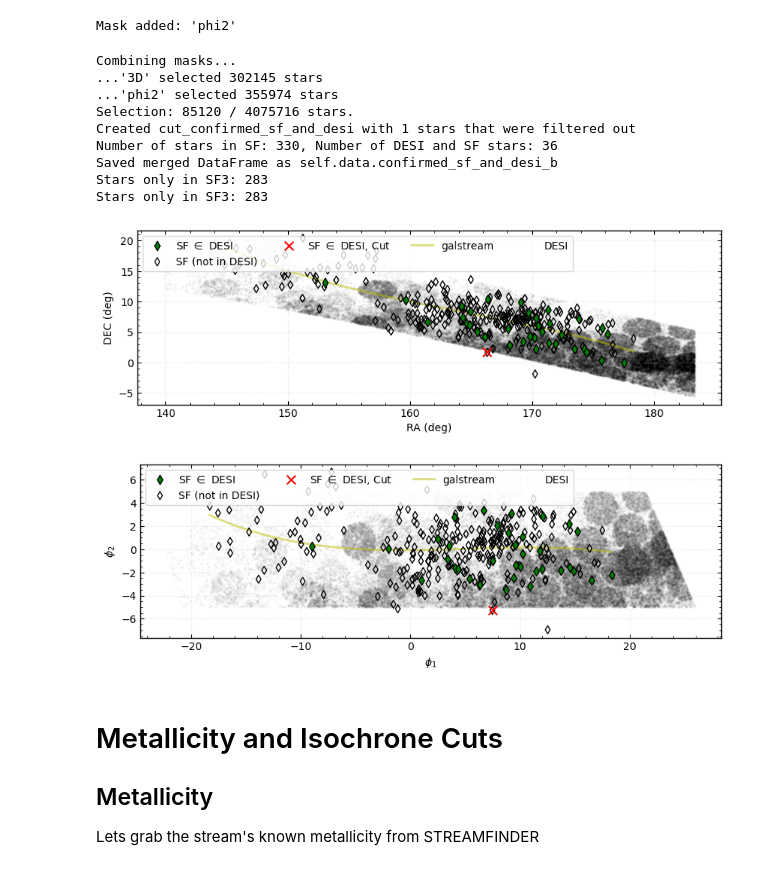
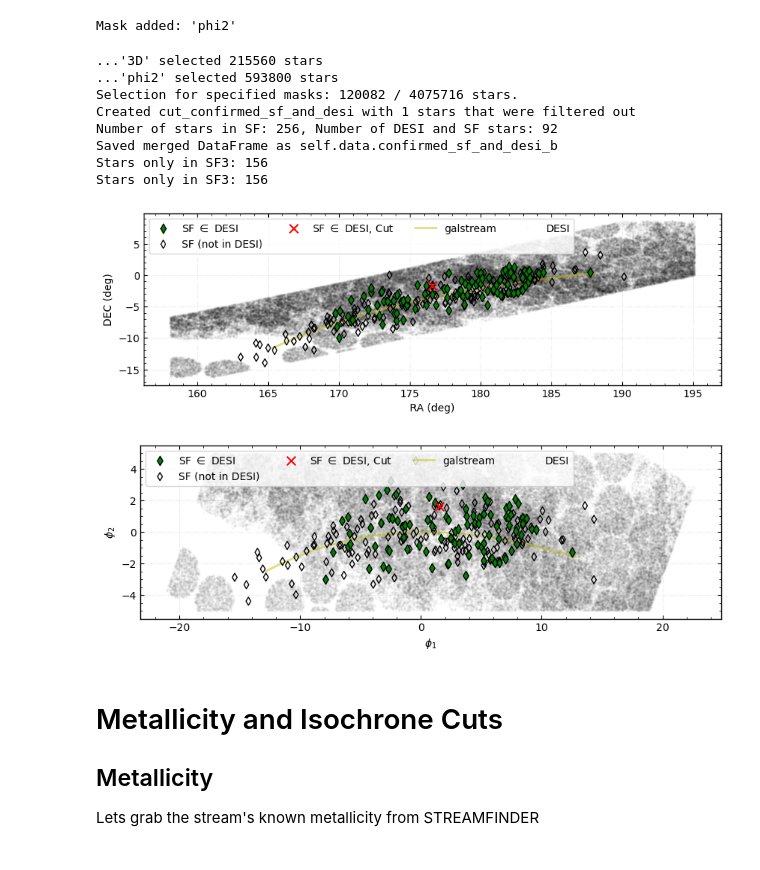
Before and after one commit to nassmohammed/DESI-DR1_streamTutorial, a Jupyter notebook: streamTutorial.ipynb, the cells around one changed output. Cells and saved outputs as stored; diff of their text form; code cells hidden in the pictures.

```diff
--- a/streamTutorial.ipynb
+++ b/streamTutorial.ipynb
@@ -74,8 +73,8 @@ del SoI
 importlib.reload(stream_funcs)
 
 #-----------------------#
-streamName= 'Slidr-I24' #'Sylgr-I21'
-streamNo=39 # 42
+streamName= 'Sylgr-I21'
+streamNo= 42
 #-----------------------#
 
 importlib.reload(st)
@@ -203,26 +184,24 @@ Mask added: 'phi2'
 # %%
 importlib.reload(st)
 # Lets take a look at our trimmed DESI data
-final_mask = selection_fine.get_final_mask()
+mask = selection_fine.get_masks(['3D', 'phi2'])
 
-# Using the new method that replaces the 4-line pattern
-trimmed_stream = SoI.mask_stream(final_mask)
+trimmed_stream = SoI.mask_stream(mask)
 
 plt_trim = st.StreamPlotter(trimmed_stream)
 plt_trim.on_sky(showStream=True, background=True, stream_frame=False)
 plt_trim.on_sky(showStream=True, background=True)
 # %% [output]
-Combining masks...
-...'3D' selected 302145 stars
-...'phi2' selected 355974 stars
-Selection: 85120 / 4075716 stars.
+...'3D' selected 215560 stars
+...'phi2' selected 593800 stars
+Selection for specified masks: 120082 / 4075716 stars.
 Created cut_confirmed_sf_and_desi with 1 stars that were filtered out
-Number of stars in SF: 330, Number of DESI and SF stars: 36
+Number of stars in SF: 256, Number of DESI and SF stars: 92
 Saved merged DataFrame as self.data.confirmed_sf_and_desi_b
-Stars only in SF3: 283
-Stars only in SF3: 283
+Stars only in SF3: 156
+Stars only in SF3: 156
-[figure, old version]
+[figure, new version]
-[figure, old version]
+[figure, new version]
 # %% [markdown]
 # Metallicity and Isochrone Cuts
 
```
Also changed, not shown: parts of 20 cells of this notebook, 2 other files.
